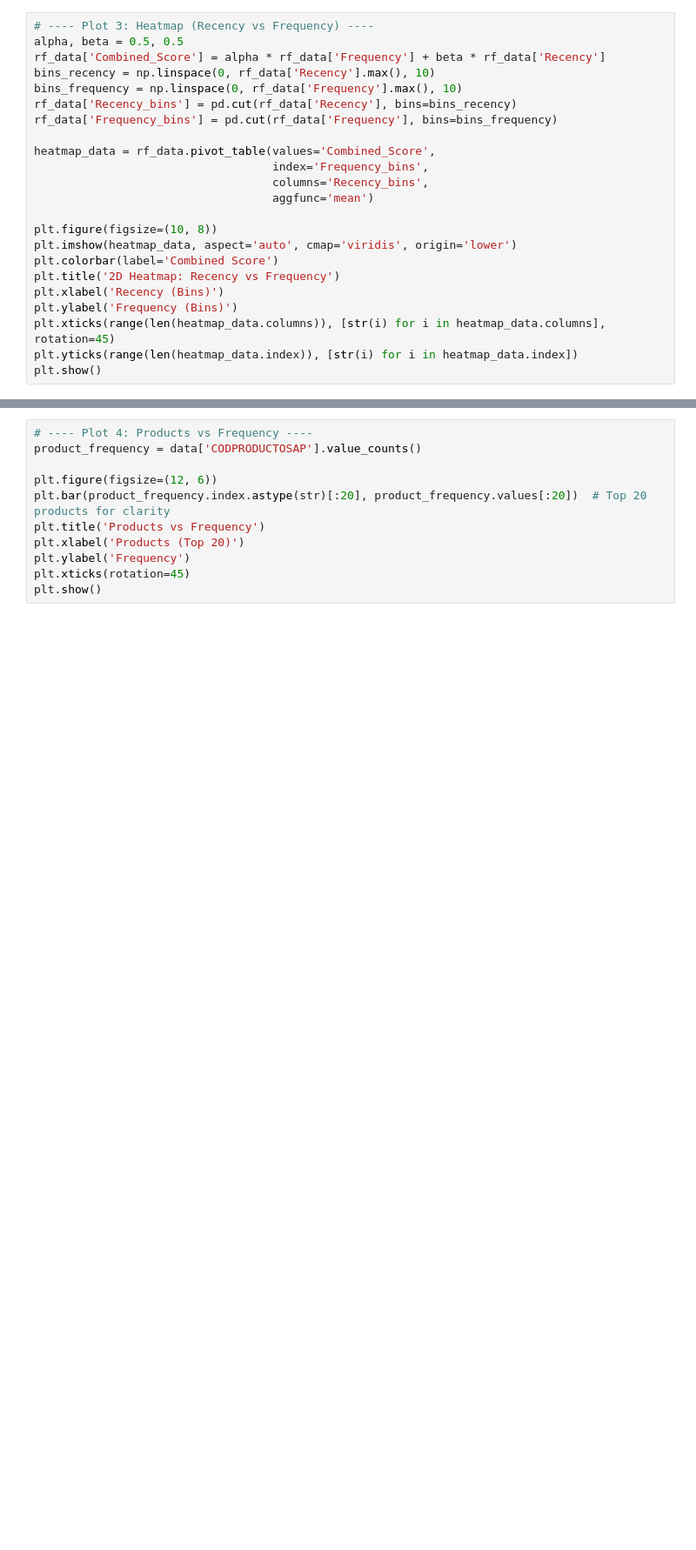
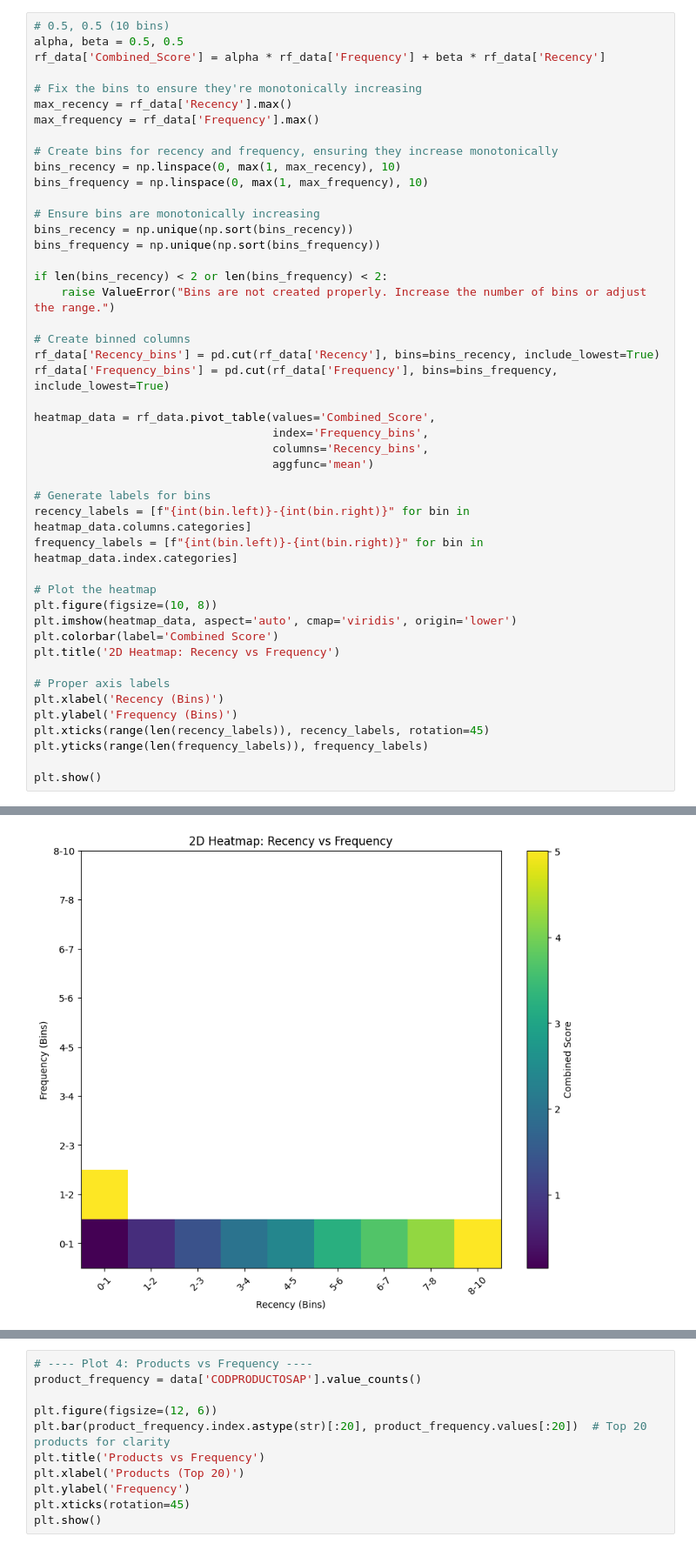
Before and after one commit to neeraj-mahapatra/baseline_COP2, a Jupyter notebook: features/historical_recommendations/feature1_favorites/visualizations.ipynb, the cells around one changed output, grey strips where cells are left out. Shown at 87% size. Drawn from its saved outputs; the diff is of its cells as text; blank space fills up the shorter version.

```diff
--- a/features/historical_recommendations/feature1_favorites/visualizations.ipynb
+++ b/features/historical_recommendations/feature1_favorites/visualizations.ipynb
@@ -54,24 +237,47 @@ plt.show()
 # %%
-# ---- Plot 3: Heatmap (Recency vs Frequency) ----
+# 0.5, 0.5 (10 bins)
 alpha, beta = 0.5, 0.5
 rf_data['Combined_Score'] = alpha * rf_data['Frequency'] + beta * rf_data['Recency']
-bins_recency = np.linspace(0, rf_data['Recency'].max(), 10)
-bins_frequency = np.linspace(0, rf_data['Frequency'].max(), 10)
-rf_data['Recency_bins'] = pd.cut(rf_data['Recency'], bins=bins_recency)
-rf_data['Frequency_bins'] = pd.cut(rf_data['Frequency'], bins=bins_frequency)
+
+# Fix the bins to ensure they're monotonically increasing
+max_recency = rf_data['Recency'].max()
+max_frequency = rf_data['Frequency'].max()
+
+# Create bins for recency and frequency, ensuring they increase monotonically
+bins_recency = np.linspace(0, max(1, max_recency), 10)
+bins_frequency = np.linspace(0, max(1, max_frequency), 10)
+
+# Ensure bins are monotonically increasing
+bins_recency = np.unique(np.sort(bins_recency))
+bins_frequency = np.unique(np.sort(bins_frequency))
+
+if len(bins_recency) < 2 or len(bins_frequency) < 2:
+    raise ValueError("Bins are not created properly. Increase the number of bins or adjust the range.")
+
+# Create binned columns
+rf_data['Recency_bins'] = pd.cut(rf_data['Recency'], bins=bins_recency, include_lowest=True)
+rf_data['Frequency_bins'] = pd.cut(rf_data['Frequency'], bins=bins_frequency, include_lowest=True)
 
 heatmap_data = rf_data.pivot_table(values='Combined_Score',
                                    index='Frequency_bins',
                                    columns='Recency_bins',
                                    aggfunc='mean')
 
+# Generate labels for bins
+recency_labels = [f"{int(bin.left)}-{int(bin.right)}" for bin in heatmap_data.columns.categories]
+frequency_labels = [f"{int(bin.left)}-{int(bin.right)}" for bin in heatmap_data.index.categories]
+
+# Plot the heatmap
 plt.figure(figsize=(10, 8))
 plt.imshow(heatmap_data, aspect='auto', cmap='viridis', origin='lower')
 plt.colorbar(label='Combined Score')
 plt.title('2D Heatmap: Recency vs Frequency')
+
+# Proper axis labels
 plt.xlabel('Recency (Bins)')
 plt.ylabel('Frequency (Bins)')
-plt.xticks(range(len(heatmap_data.columns)), [str(i) for i in heatmap_data.columns], rotation=45)
-plt.yticks(range(len(heatmap_data.index)), [str(i) for i in heatmap_data.index])
+plt.xticks(range(len(recency_labels)), recency_labels, rotation=45)
+plt.yticks(range(len(frequency_labels)), frequency_labels)
+
 plt.show()
 # %% [output]
@@ -78,0 +284 @@ ValueError: bins must increase monotonically.
+[figure, added]
```
Also changed, not shown: parts of 12 cells of this notebook, 26 other files.
